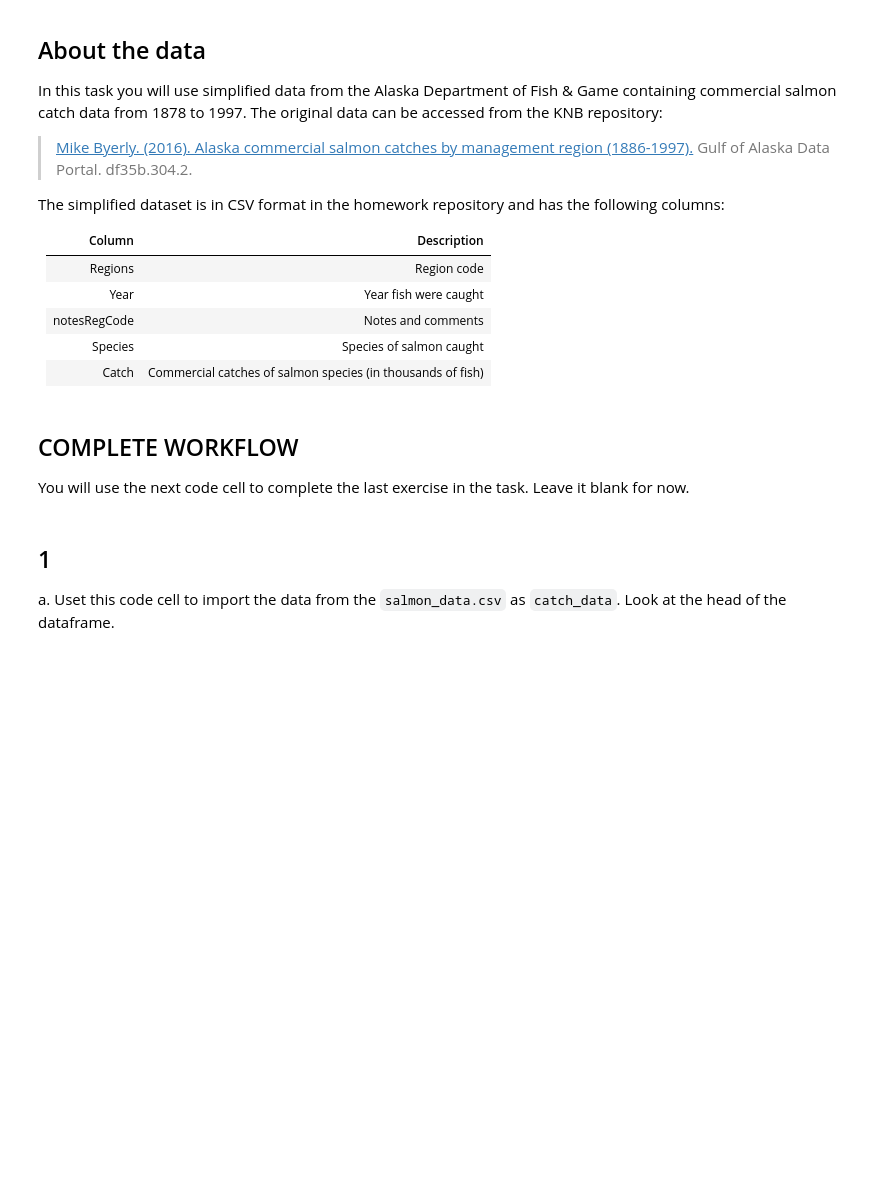
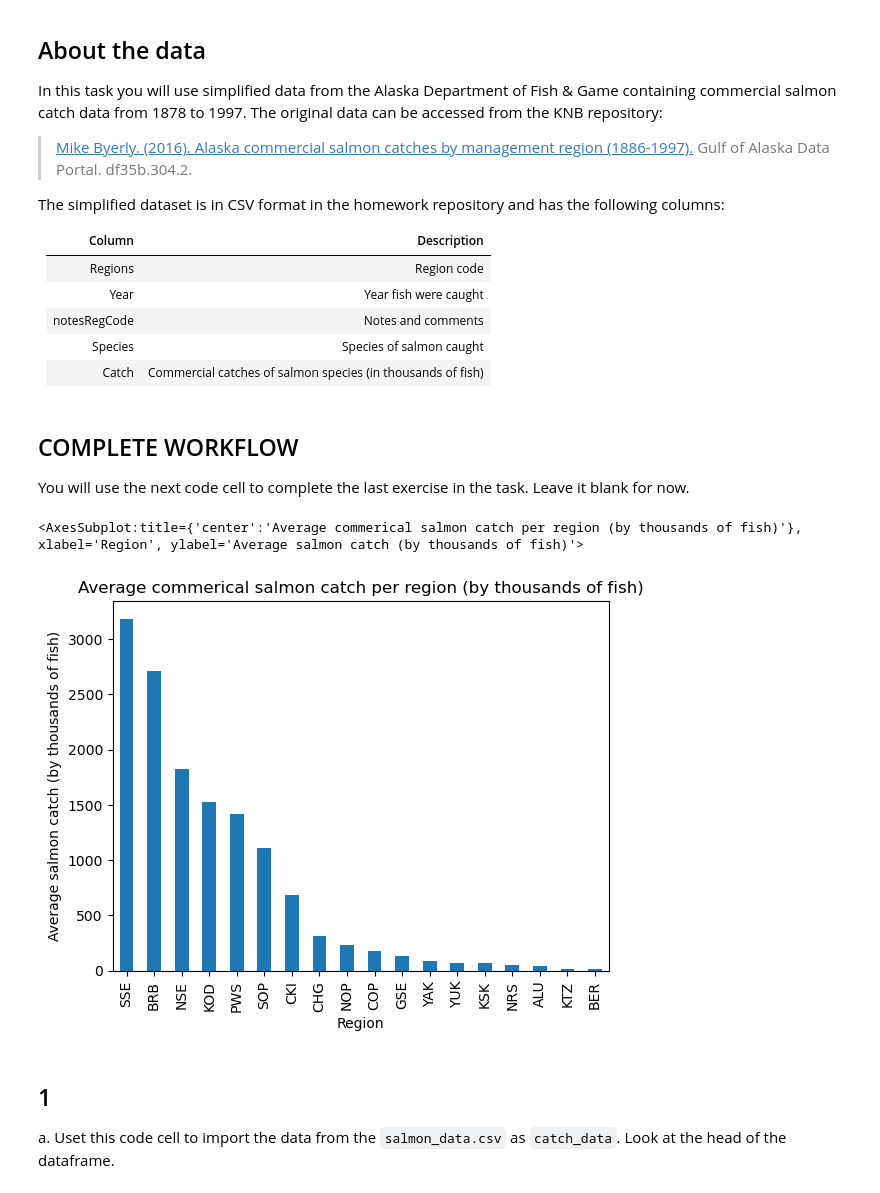
Before and after one commit to tommats00/eds220-hwk2, a Jupyter notebook: hwk2-task2-salmon.ipynb, the cells around one changed output. Cells and saved outputs as stored; diff of their text form; code cells hidden in the pictures; blank space fills up the shorter version.

```diff
--- a/hwk2-task2-salmon.ipynb
+++ b/hwk2-task2-salmon.ipynb
@@ -53,3 +51,36 @@ You will use the next code cell to complete the last exercise in the task. Leave
+# %%
+# FINAL CODE
+import pandas as pd
+
+# Read in data using pd.read_csv()
+catch_data = pd.read_csv('data/salmon_data.csv')
+
+# Use `drop()` with axis = 1 to signify dropping a column
+catch_data = catch_data.drop('notesRegCode', axis = 1)
+
+# Use `.at[]` to replace the value I with 1
+catch_data.at[400, 'Catch'] = 1
+
+# Index 'Catch' column and use method `astype()` to change to an int64
+catch_column_type = catch_data['Catch'].astype('int64')
+
+# Use `assign()` to replace 'Catch' column with updated catch_column_type object
+# This replaces old 'Catch' column, then groupby and calculate mean of 'Region'
+avg_region = (catch_data.assign(Catch=catch_column_type)
+             .groupby('Region')
+             .Catch
+             .mean().
+             sort_values(ascending = False)
+             )
+
+# Plot avg_region data to create a bar graph of catch data by each region
+avg_region.plot(kind = 'bar',
+               xlabel= 'Region',
+               ylabel= 'Average salmon catch (by thousands of fish)',
+               title = 'Average commerical salmon catch per region (by thousands of fish)')
+# %% [output]
+<AxesSubplot:title={'center':'Average commerical salmon catch per region (by thousands of fish)'}, xlabel='Region', ylabel='Average salmon catch (by thousands of fish)'>
+[figure, added]
 # %% [markdown]
 ## 1
 
```
Also changed, not shown: parts of 7 cells of this notebook.
